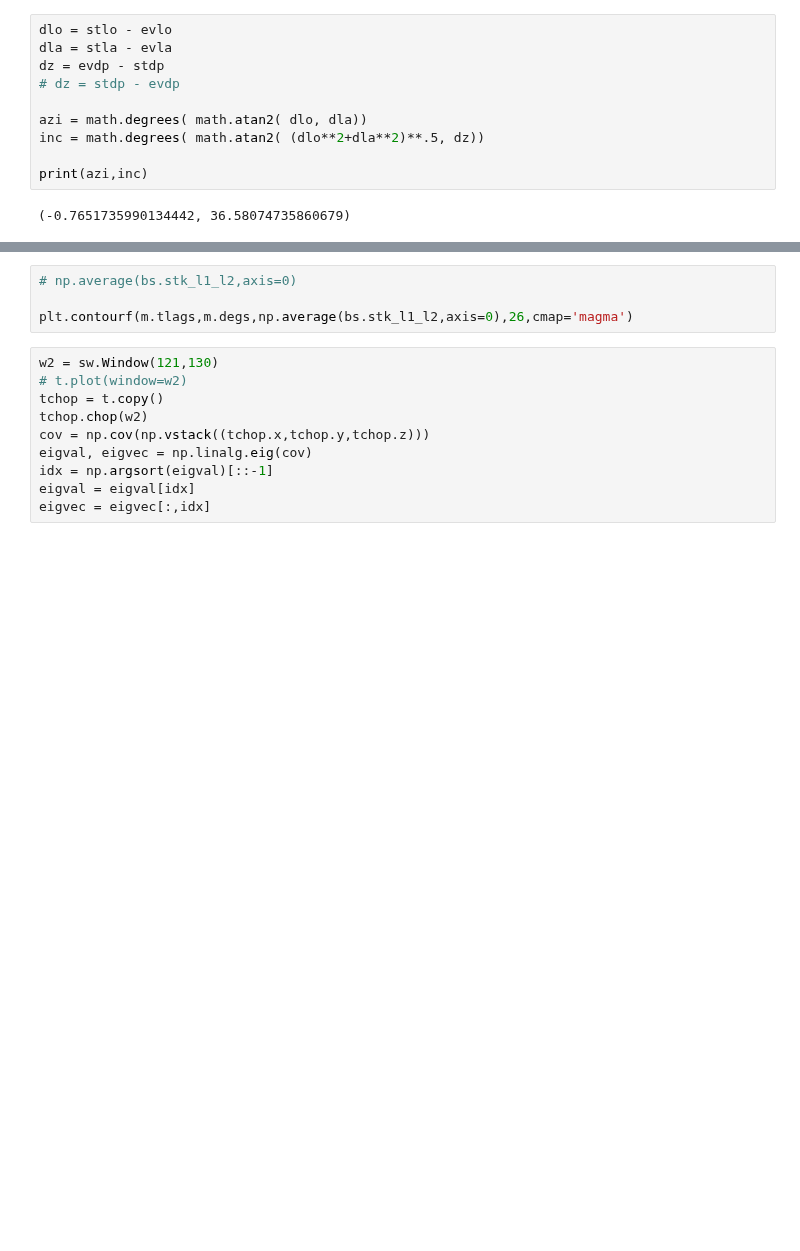
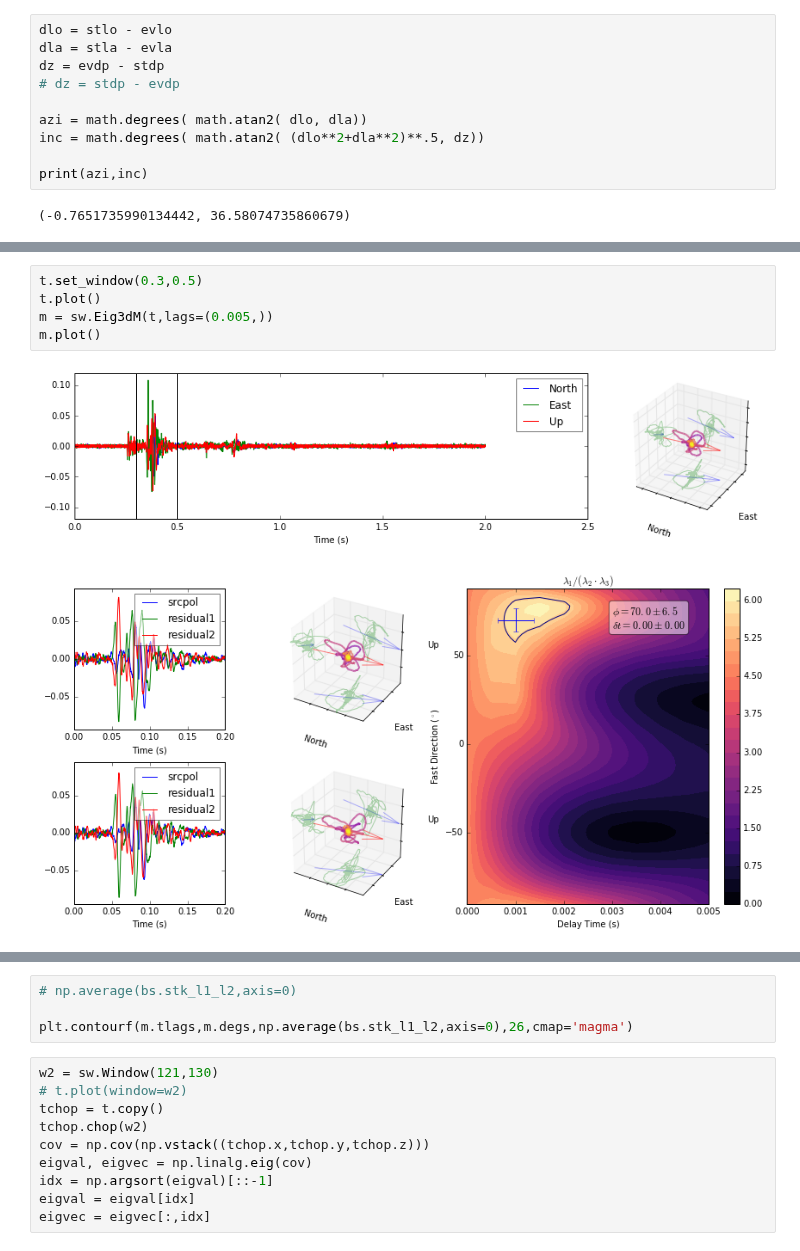
Before and after one commit to JackWalpole/splitwavepy, a Jupyter notebook: devel/Microseismic.ipynb, the cells around one changed output, grey strips where cells are left out. Saved outputs shown, nothing was run; the diff lists cells and outputs as text; blank space fills up the shorter version.

```diff
--- a/devel/Microseismic.ipynb
+++ b/devel/Microseismic.ipynb
@@ -83,3 +96,11 @@ sw.core.eigcov(tc.chop().data())
+# %%
+t.set_window(0.3,0.5)
+t.plot()
+m = sw.Eig3dM(t,lags=(0.005,))
+m.plot()
+# %% [output]
+[figure, added]
+[figure, added]
 # %%
 # t.cmpvecs
 p = t.eigvecs()
```
Also changed, not shown: parts of 12 cells of this notebook, 4 other files.
